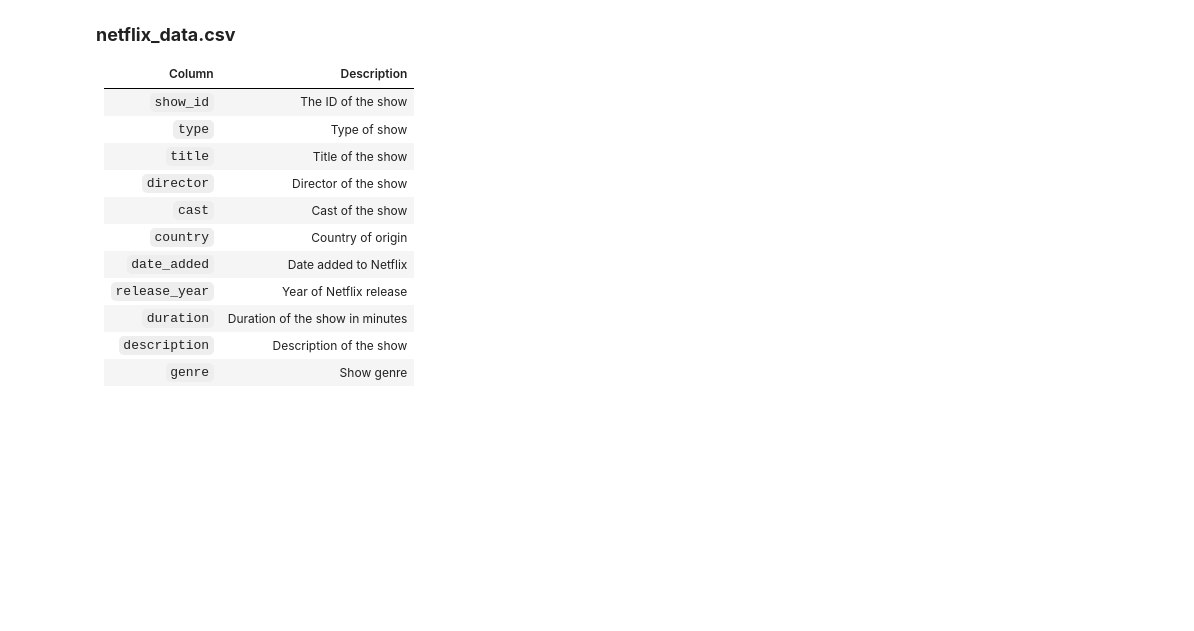
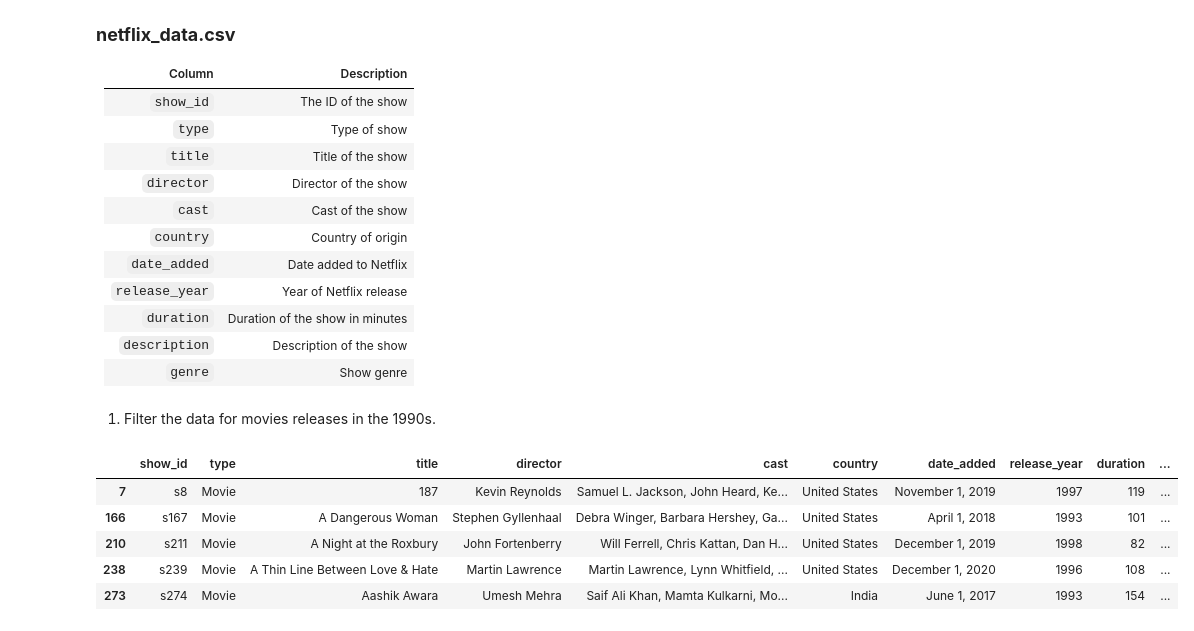
Before and after one commit to tony-nyagah/data-monday, a Jupyter notebook: netflix-data-analysis/analysis.ipynb, the cells around one changed output. Saved outputs shown, nothing was run; the diff lists cells and outputs as text; code cells hidden in the pictures; blank space fills up the shorter version.

```diff
--- a/netflix-data-analysis/analysis.ipynb
+++ b/netflix-data-analysis/analysis.ipynb
@@ -35,0 +34,15 @@ netflix_df = pd.read_csv("netflix_data.csv")
+# %% [markdown]
+1. Filter the data for movies releases in the 1990s.
+# %%
+before_2000 = netflix_df["release_year"] < 2000
+after_1990 = netflix_df["release_year"] >= 1990
+movie_type = netflix_df["type"] == "Movie"
+netflix_1990s = netflix_df[after_1990 & before_2000 & movie_type]
+netflix_1990s.head()
+# %% [output]
+|  | show_id | type | title | director | cast | country | date_added | release_year | duration | ... |
+| 7 | s8 | Movie | 187 | Kevin Reynolds | Samuel L. Jackson, John Heard, Ke... | United States | November 1, 2019 | 1997 | 119 | ... |
+| 166 | s167 | Movie | A Dangerous Woman | Stephen Gyllenhaal | Debra Winger, Barbara Hershey, Ga... | United States | April 1, 2018 | 1993 | 101 | ... |
+| 210 | s211 | Movie | A Night at the Roxbury | John Fortenberry | Will Ferrell, Chris Kattan, Dan H... | United States | December 1, 2019 | 1998 | 82 | ... |
+| 238 | s239 | Movie | A Thin Line Between Love & Hate | Martin Lawrence | Martin Lawrence, Lynn Whitfield, ... | United States | December 1, 2020 | 1996 | 108 | ... |
+| 273 | s274 | Movie | Aashik Awara | Umesh Mehra | Saif Ali Khan, Mamta Kulkarni, Mo... | India | June 1, 2017 | 1993 | 154 | ... |
```
Also changed, not shown: parts of 8 cells of this notebook, 1 other file.
